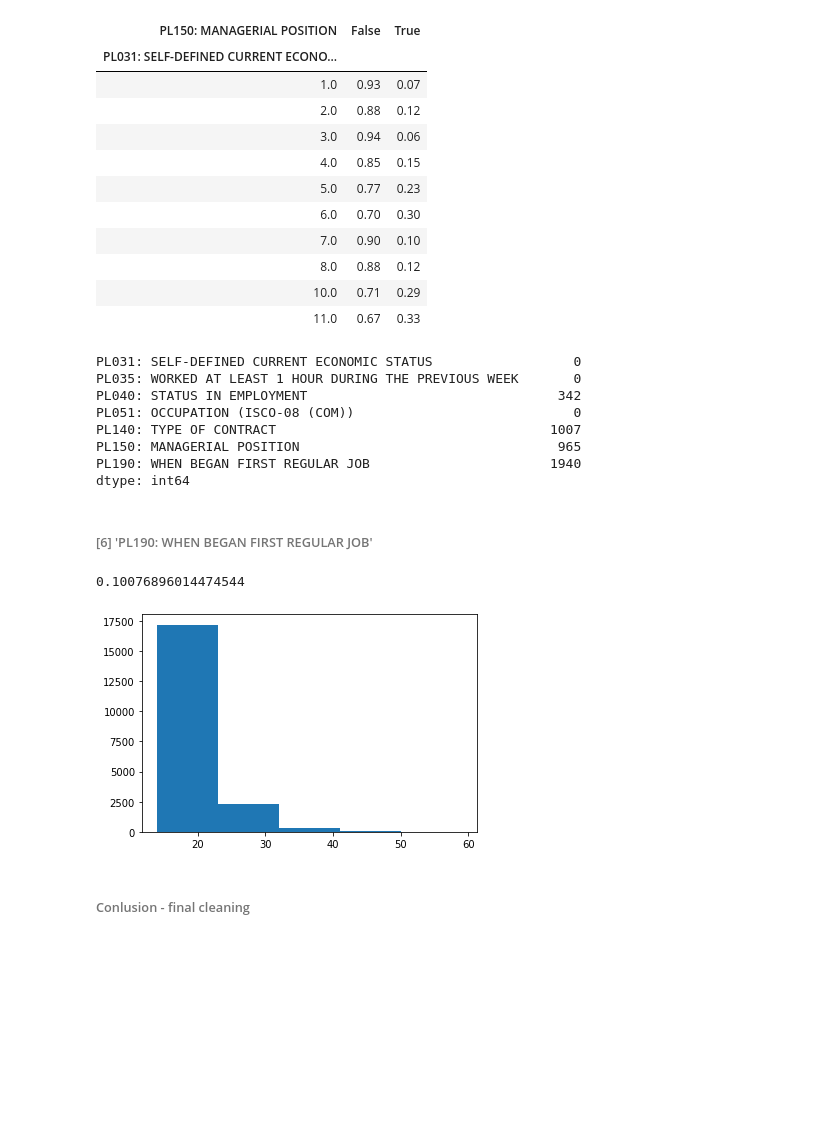
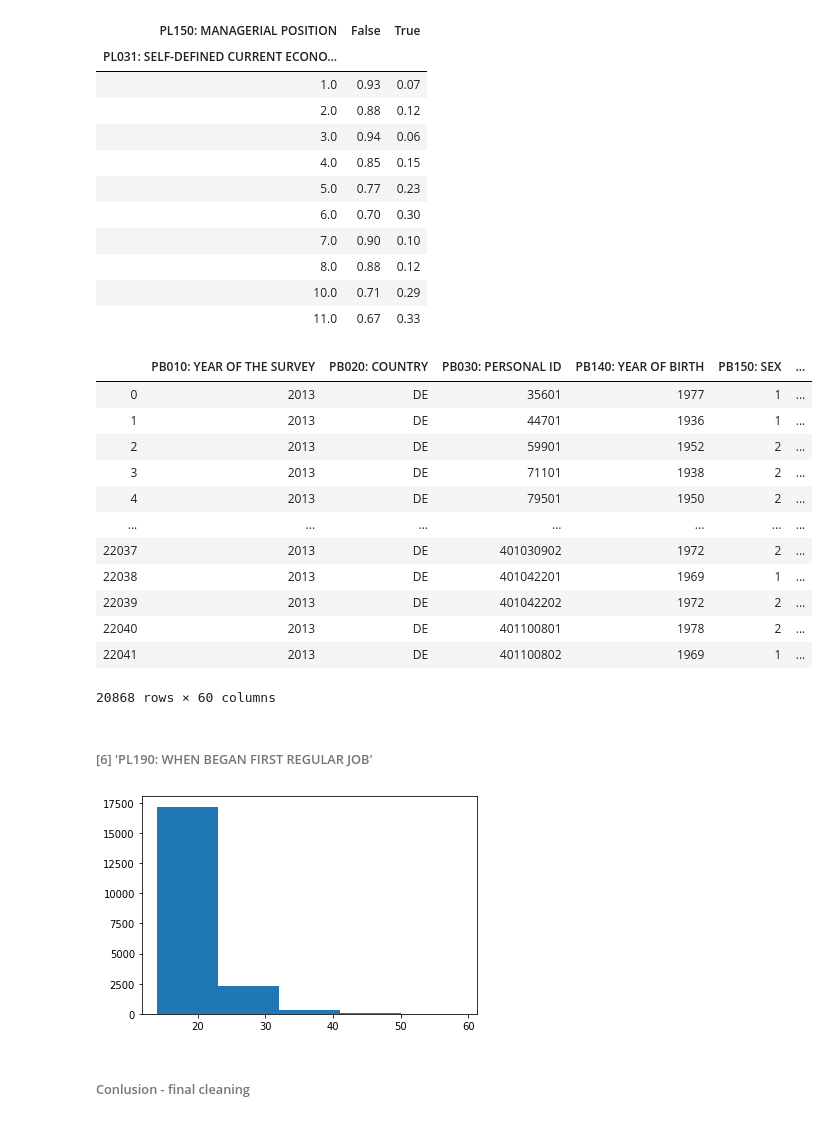
Before and after one commit to ta-data-lis/final-project, a Jupyter notebook: your-project/code.ipynb, the cells around one changed output. Cells and saved outputs as stored; diff of their text form; code cells hidden in the pictures; blank space fills up the shorter version.

```diff
--- a/your-project/code.ipynb
+++ b/your-project/code.ipynb
@@ -454,13 +462,12 @@ array(['DE'], dtype=object)
 # %%
-# ['PB030: PERSONAL ID']
 # values should be unique
-ppp = ppp.drop_duplicates(subset="PB030: PERSONAL ID")
+ppp = ppp.drop_duplicates(subset=background[2])
 ppp.shape
 # no duplicates
 
-ppp["PB030: PERSONAL ID"].plot.line()
+ppp[background[2]].plot.line()
 
-ppp["PB030: PERSONAL ID"].dtype
+ppp[background[2]].dtype
 # %% [output]
 dtype('int64')
 [figure]
@@ -860,21 +1001,29 @@ pd.crosstab( ppp['PL031: SELF-DEFINED CURRENT ECONOMIC STATUS'],ppp['PL150: MANA
 # %%
 # mainly in status 5 (unemployed) 6, 9, 10, 11 other non-jobs
 # fillna with 0 for pl31 5,6,etc.?
 ppp.loc[(ppp['PL150: MANAGERIAL POSITION'].isna()) & ((ppp['PL031: SELF-DEFINED CURRENT ECONOMIC STATUS']==5) | (ppp['PL031: SELF-DEFINED CURRENT ECONOMIC STATUS']==6) | (ppp['PL031: SELF-DEFINED CURRENT ECONOMIC STATUS']==7) | (ppp['PL031: SELF-DEFINED CURRENT ECONOMIC STATUS']==8) |(ppp['PL031: SELF-DEFINED CURRENT ECONOMIC STATUS']==9) |(ppp['PL031: SELF-DEFINED CURRENT ECONOMIC STATUS']==10) |(ppp['PL031: SELF-DEFINED CURRENT ECONOMIC STATUS']==11)), 'PL150: MANAGERIAL POSITION'] =0
 
 pd.crosstab( ppp['PL031: SELF-DEFINED CURRENT ECONOMIC STATUS'],ppp['PL150: MANAGERIAL POSITION'].isna())
 
 ppp[work].isna().sum()
 ### still a lot of nans...(alsmost 1000)
+## but since i am interested in this feature, i ll drop the rows
+
+ppp.dropna(subset=['PL150: MANAGERIAL POSITION'])
 # %% [output]
+|  | PB010: YEAR OF THE SURVEY | PB020: COUNTRY | PB030: PERSONAL ID | PB140: YEAR OF BIRTH | PB150: SEX | ... |
+| 0 | 2013 | DE | 35601 | 1977 | 1 | ... |
+| 1 | 2013 | DE | 44701 | 1936 | 1 | ... |
+| 2 | 2013 | DE | 59901 | 1952 | 2 | ... |
+| 3 | 2013 | DE | 71101 | 1938 | 2 | ... |
+| 4 | 2013 | DE | 79501 | 1950 | 2 | ... |
+| ... | ... | ... | ... | ... | ... | ... |
+| 22037 | 2013 | DE | 401030902 | 1972 | 2 | ... |
+| 22038 | 2013 | DE | 401042201 | 1969 | 1 | ... |
+| 22039 | 2013 | DE | 401042202 | 1972 | 2 | ... |
+| 22040 | 2013 | DE | 401100801 | 1978 | 2 | ... |
+| 22041 | 2013 | DE | 401100802 | 1969 | 1 | ... |
-PL031: SELF-DEFINED CURRENT ECONOMIC STATUS                  0
-PL035: WORKED AT LEAST 1 HOUR DURING THE PREVIOUS WEEK       0
-PL040: STATUS IN EMPLOYMENT                                342
-PL051: OCCUPATION (ISCO-08 (COM))                            0
-PL140: TYPE OF CONTRACT                                   1007
-PL150: MANAGERIAL POSITION                                 965
-PL190: WHEN BEGAN FIRST REGULAR JOB                       1940
-dtype: int64
+20868 rows × 60 columns
 # %% [markdown]
 ###### [6]  'PL190: WHEN BEGAN FIRST REGULAR JOB'
 # %%
@@ -901,8 +1050,11 @@ pd.crosstab( ppp['PL031: SELF-DEFINED CURRENT ECONOMIC STATUS'],ppp['PL190: WHEN
 ppp['PL190: WHEN BEGAN FIRST REGULAR JOB'].mean()
 ppp['PL190: WHEN BEGAN FIRST REGULAR JOB'].median()
 ppp['PL190: WHEN BEGAN FIRST REGULAR JOB'][ppp['PL190: WHEN BEGAN FIRST REGULAR JOB']>24].count()/ ppp['PL190: WHEN BEGAN FIRST REGULAR JOB'].count()
+# because still a lot of nans i drop the column. it is not one of the most important
+## because the information is similar to self-defined current economic status ill drop the column
+
+work.remove('PL190: WHEN BEGAN FIRST REGULAR JOB')
 # %% [output]
-0.10076896014474544
 [figure]
 # %% [markdown]
 ###### Conlusion - final cleaning
```
Also changed, not shown: parts of 142 cells of this notebook, 5 other files.
